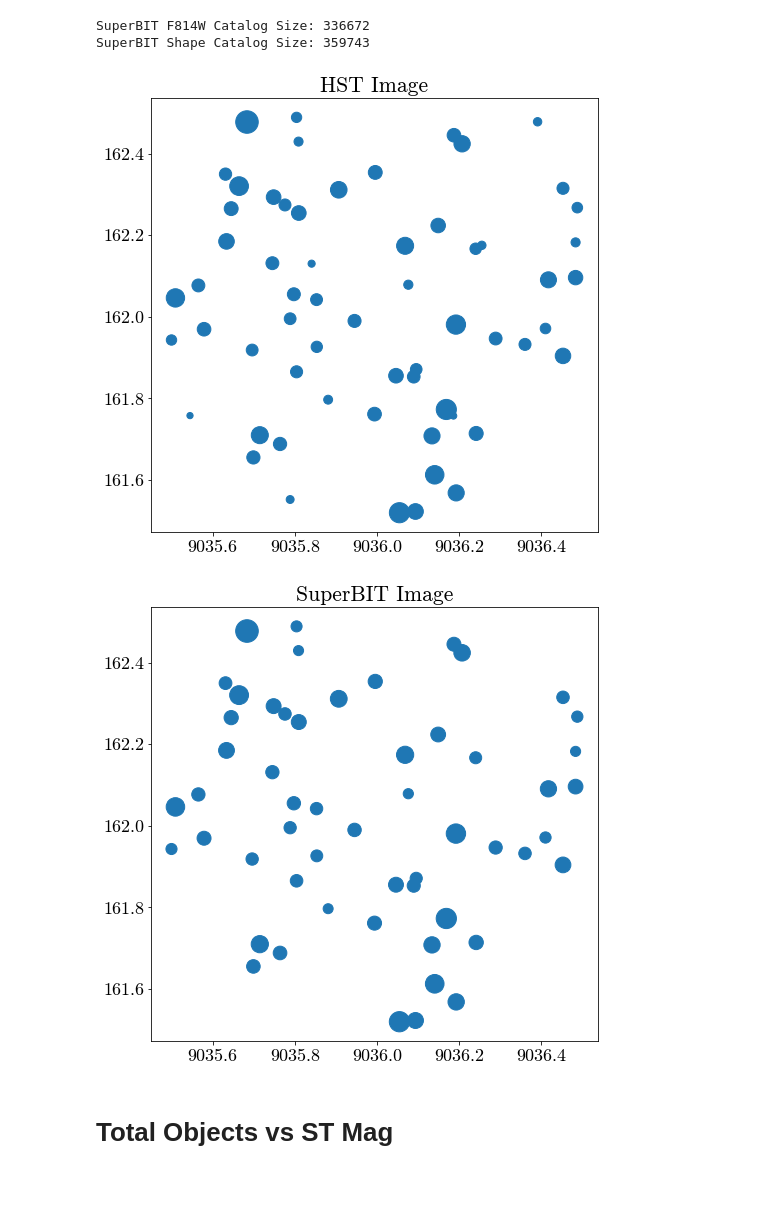
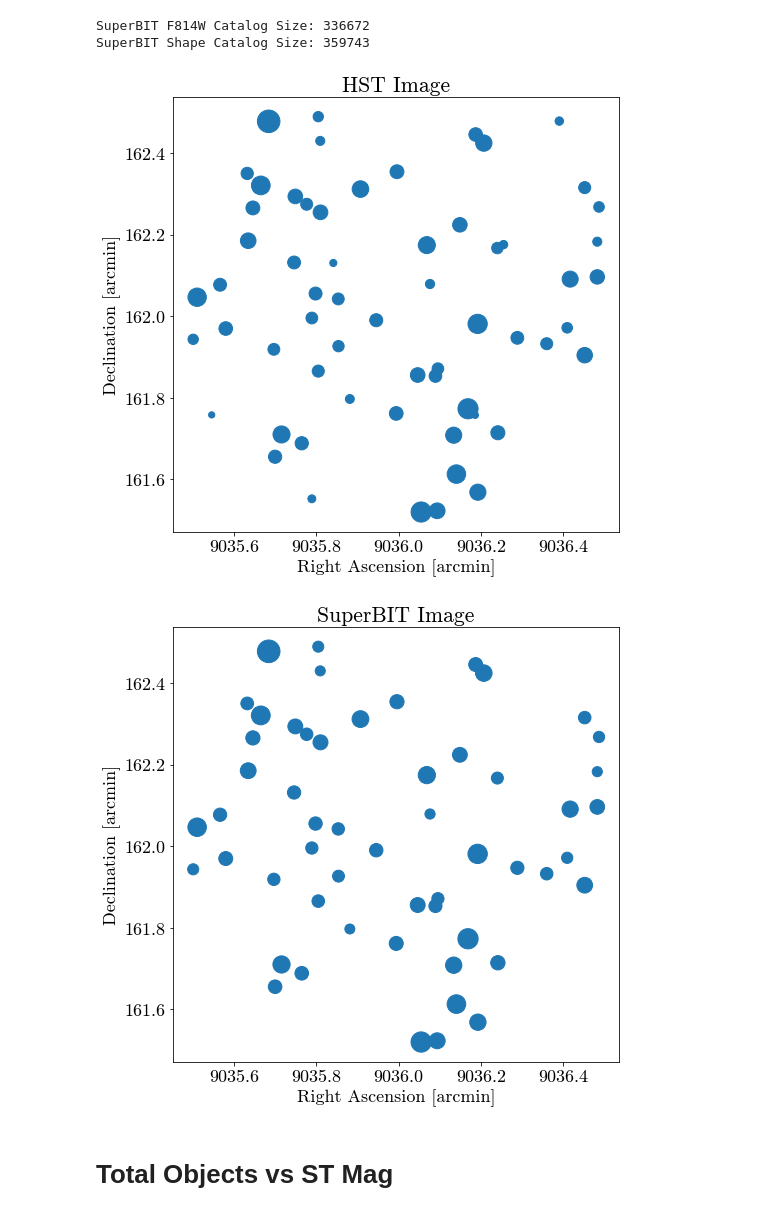
Before and after one commit to veome22/superbit_neff, a Jupyter notebook: neff_superbit.ipynb, the cells around one changed output. Cells and saved outputs as stored; diff of their text form; code cells hidden in the pictures; blank space fills up the shorter version.

```diff
--- a/neff_superbit.ipynb
+++ b/neff_superbit.ipynb
@@ -17,8 +17,8 @@ DIRECTORY = '/mnt/44868D0F868D02A2/Users/veome/Google Drive/Academics/Senior The
 # Catalog Setup
 # %%
 # cosmos = np.genfromtxt(DIRECTORY+'acs_cosmos1361.gcat_ascii', usecols=range(0,10), invalid_raise=False)
-# cosmos = np.genfromtxt('superbit_cosmos1361_shape_mag26.gcat_ascii', usecols=range(0,13), invalid_raise=False)
-cosmos = np.genfromtxt('superbit_cosmos1361_shape_abmag26.gcat_ascii', usecols=range(0,13), invalid_raise=False)
+# cosmos = np.genfromtxt('superbit_cosmos1361_shape_stmag26.gcat_ascii', usecols=range(0,13), invalid_raise=False)
+cosmos = np.genfromtxt('superbit_cosmos1361_shape_abmag26.gcat_ascii', usecols=range(0,14), invalid_raise=False)
 
 # cosmos = np.genfromtxt('superbit19_cosmos1361_lum_mag26.gcat_ascii', usecols=range(0,13), invalid_raise=False)
 
@@ -143,28 +143,32 @@ SuperBIT Shape Catalog Size: 359743
 # %%
 # Sanity check for get_cat_subset
 center = [150.6, 2.7]
 test_hst = get_cat_subset(cosmos, center)
 test_hst[:,9] = test_hst[:,9]*PIX_TO_ARCSEC
 
 test_sb = get_cat_subset(cosmos_sb, center)
 test_sb[:,9] = test_sb[:,9]*PIX_TO_ARCSEC
 
 psf = SUPERBIT_PSF
 sizes_sb = np.sqrt(test_sb[:,9]**2 + psf**2)
 sizes_sb
 
 plt.figure(figsize=(8,8))
 plt.scatter(test_hst[:,0]*u.deg.to(u.arcmin),(test_hst[:,1]*u.deg).to(u.arcmin), s=(10000*test_hst[:,9]*u.arcsec.to(u.arcmin)))
 plt.title("HST Image")
+plt.xlabel("Right Ascension [arcmin]")
+plt.ylabel("Declination [arcmin]")
 plt.show()
 
 plt.figure(figsize=(8,8))
 plt.scatter(test_sb[:,0]*u.deg.to(u.arcmin),(test_sb[:,1]*u.deg).to(u.arcmin), s=(10000*sizes_sb*u.arcsec.to(u.arcmin)))
 plt.title("SuperBIT Image")
+plt.xlabel("Right Ascension [arcmin]")
+plt.ylabel("Declination [arcmin]")
 plt.show()
 # %% [output]
-[figure, old version]
+[figure, new version]
-[figure, old version]
+[figure, new version]
 # %% [markdown]
 # Total Objects vs ST Mag
 # %%
```
Also changed, not shown: parts of 14 cells of this notebook.
